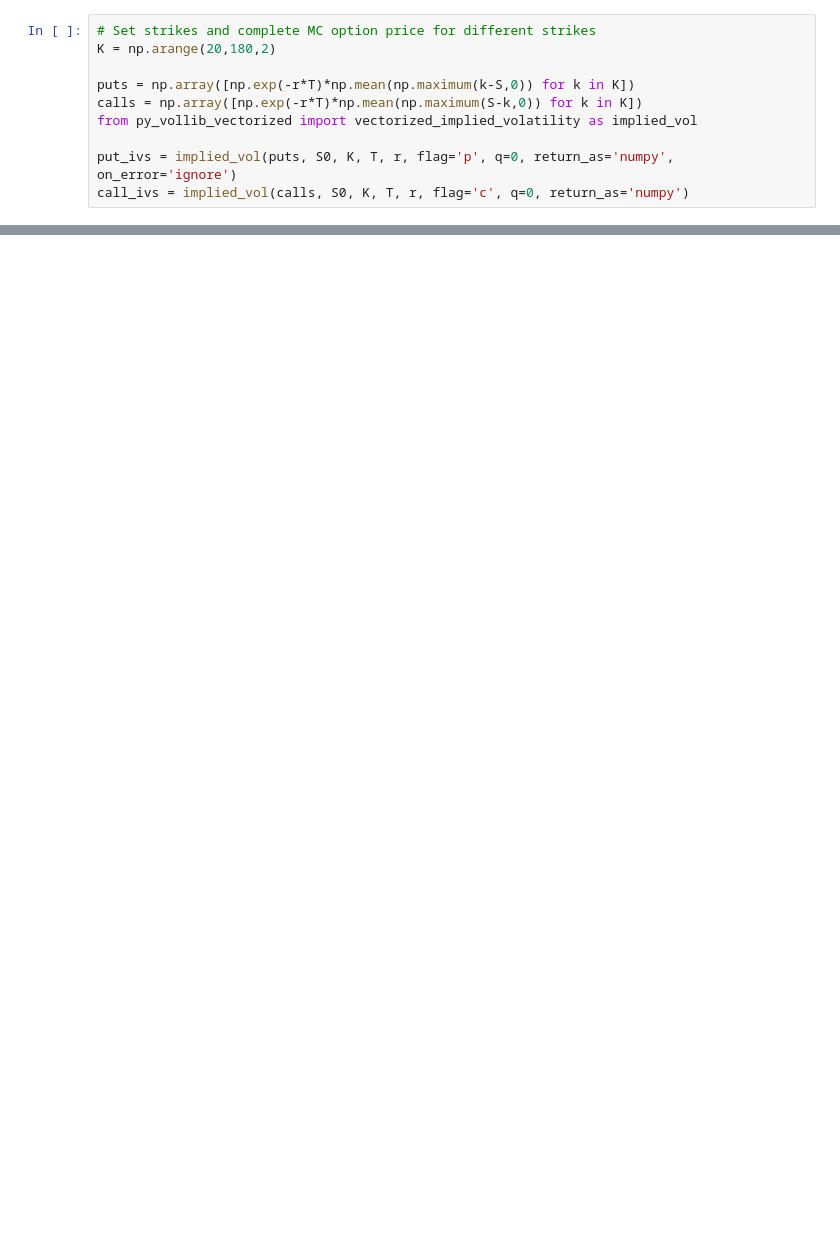
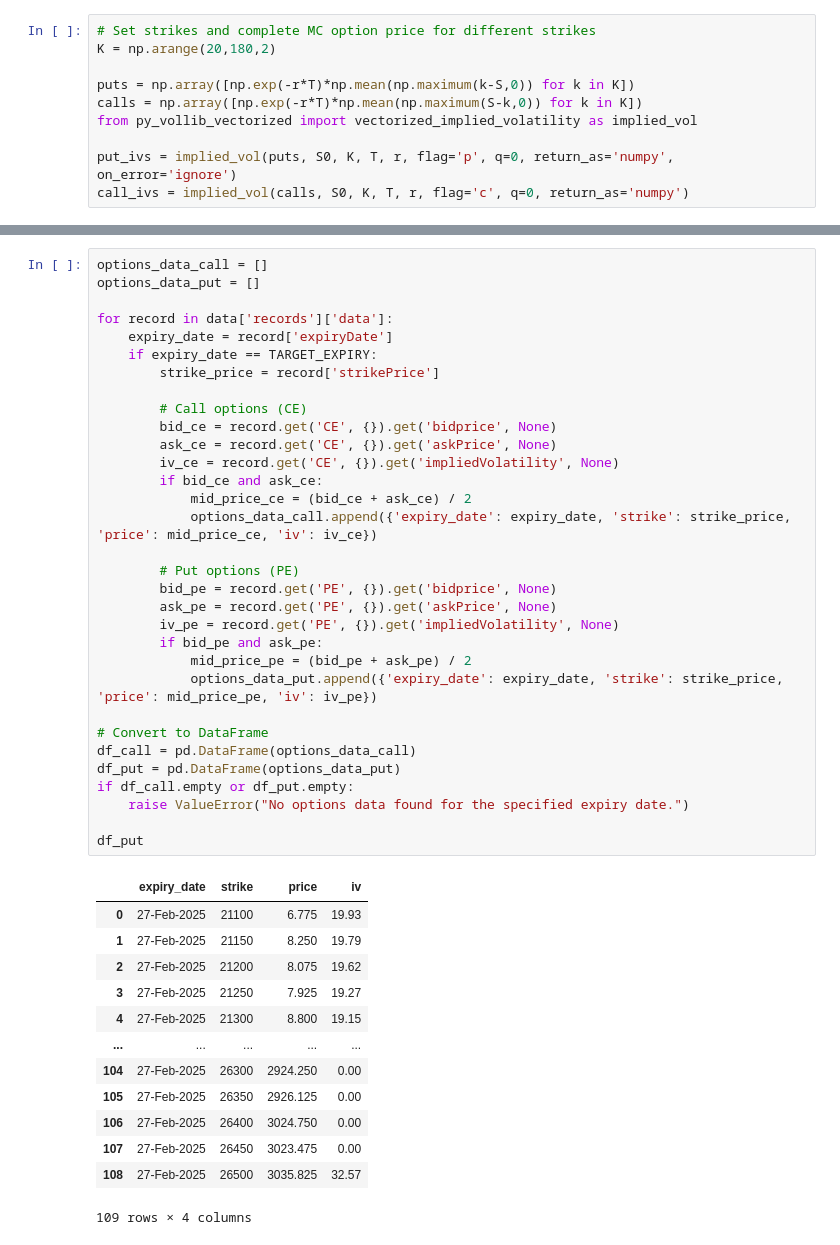
Before and after one commit to x-senpai-x/Options-Pricing, a Jupyter notebook: heston.ipynb, the cells around one changed output, grey strips where cells are left out. Drawn from its saved outputs; the diff is of its cells as text; blank space fills up the shorter version.

```diff
--- a/heston.ipynb
+++ b/heston.ipynb
@@ -518,0 +573,46 @@ plt.show()
+# %%
+options_data_call = []
+options_data_put = []
+
+for record in data['records']['data']:
+    expiry_date = record['expiryDate']
+    if expiry_date == TARGET_EXPIRY:
+        strike_price = record['strikePrice']
+
+        # Call options (CE)
+        bid_ce = record.get('CE', {}).get('bidprice', None)
+        ask_ce = record.get('CE', {}).get('askPrice', None)
+        iv_ce = record.get('CE', {}).get('impliedVolatility', None)
+        if bid_ce and ask_ce:
+            mid_price_ce = (bid_ce + ask_ce) / 2
+            options_data_call.append({'expiry_date': expiry_date, 'strike': strike_price, 'price': mid_price_ce, 'iv': iv_ce})
+
+        # Put options (PE)
+        bid_pe = record.get('PE', {}).get('bidprice', None)
+        ask_pe = record.get('PE', {}).get('askPrice', None)
+        iv_pe = record.get('PE', {}).get('impliedVolatility', None)
+        if bid_pe and ask_pe:
+            mid_price_pe = (bid_pe + ask_pe) / 2
+            options_data_put.append({'expiry_date': expiry_date, 'strike': strike_price, 'price': mid_price_pe, 'iv': iv_pe})
+
+# Convert to DataFrame
+df_call = pd.DataFrame(options_data_call)
+df_put = pd.DataFrame(options_data_put)
+if df_call.empty or df_put.empty:
+    raise ValueError("No options data found for the specified expiry date.")
+
+df_put
+# %% [output]
+|  | expiry_date | strike | price | iv |
+| 0 | 27-Feb-2025 | 21100 | 6.775 | 19.93 |
+| 1 | 27-Feb-2025 | 21150 | 8.250 | 19.79 |
+| 2 | 27-Feb-2025 | 21200 | 8.075 | 19.62 |
+| 3 | 27-Feb-2025 | 21250 | 7.925 | 19.27 |
+| 4 | 27-Feb-2025 | 21300 | 8.800 | 19.15 |
+| ... | ... | ... | ... | ... |
+| 104 | 27-Feb-2025 | 26300 | 2924.250 | 0.00 |
+| 105 | 27-Feb-2025 | 26350 | 2926.125 | 0.00 |
+| 106 | 27-Feb-2025 | 26400 | 3024.750 | 0.00 |
+| 107 | 27-Feb-2025 | 26450 | 3023.475 | 0.00 |
+| 108 | 27-Feb-2025 | 26500 | 3035.825 | 32.57 |
+109 rows × 4 columns
```
Also changed, not shown: parts of 24 cells of this notebook.
